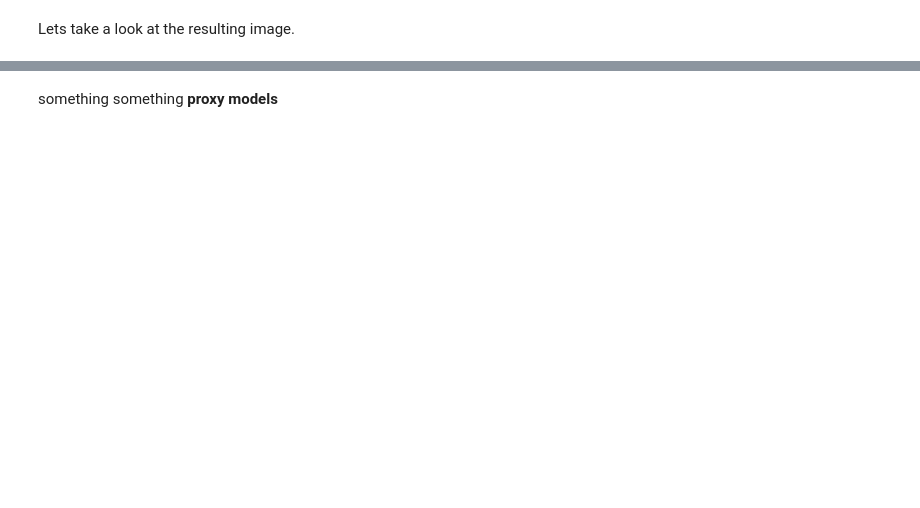
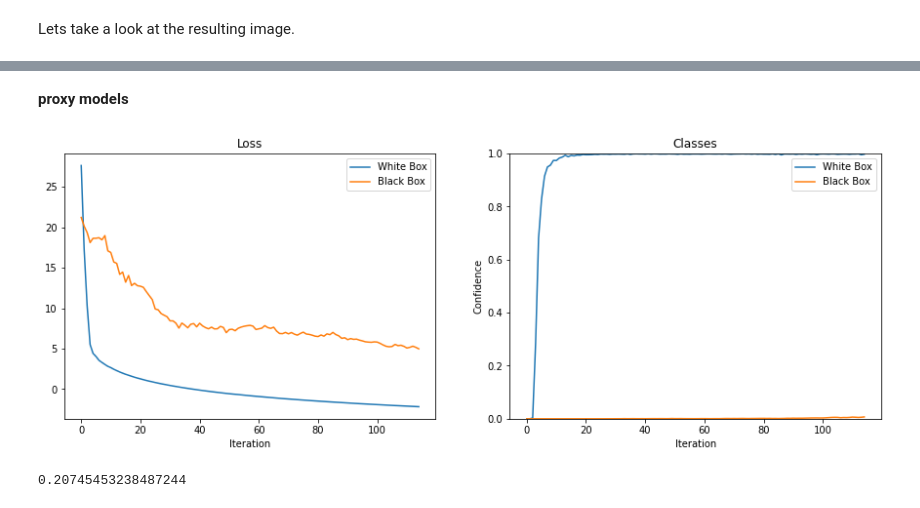
Before and after one commit to deokdecef44cnsnddos9ndam/ml-security, a Jupyter notebook: AdversarialIntro.ipynb, the cells around one changed output, grey strips where cells are left out. Cells and saved outputs as stored; diff of their text form; code cells hidden in the pictures; blank space fills up the shorter version.

```diff
--- a/AdversarialIntro.ipynb
+++ b/AdversarialIntro.ipynb
@@ -535,20 +584,52 @@ def ensembled_FGSM_step(models: Sequence[ImagenetModel], image: Image, desired_c
 # %% [markdown]
-something something **proxy models**
+ **proxy models**
 # %%
-proxy_models = [model, ImagenetModel('resnet50'), ImagenetModel('resnet101'), ImagenetModel('resnet152')]
+proxy_models = [model, ImagenetModel('resnet101')]
+# %%
+def plot_progress_black_box(loss_history, black_box_loss_history, logits_history_white_box, logits_history_black_box, target_class):
+    plt.close()
+    fig, (ax1, ax2) = plt.subplots(1, 2, figsize=(15,5))
+
+    ax1.set_title("Loss")
+    ax1.plot(loss_history)
+    ax1.plot(black_box_loss_history)
+    ax1.set_xlabel("Iteration")
+    ax1.legend(['White Box', 'Black Box'])
+
+    ax2.set_title("Classes")
+    ax2.set_ylim(0.0, 1.0)
+    white_box_scores = list(map(lambda l: get_score(l[0], target_class), logits_history_white_box))
+    black_box_scores = list(map(lambda l: get_score(l[0], target_class), logits_history_black_box))
+    ax2.plot(white_box_scores)
+    ax2.plot(black_box_scores)
+    ax2.legend(['White Box', 'Black Box'])
+
+    ax2.set_ylabel('Confidence')
+    ax2.set_xlabel('Iteration')
+    display.clear_output(wait=True)
+    display.display(fig)
 # %%
-adv_img, loss, logits = ensembled_FGSM_step(proxy_models, toaster_img, 'corn')
+adv_image_mean, adv_image_std, loss, logits = ensembled_FGSM_step(proxy_models, image_mean, image_std, 'corn')
+black_box_logits = black_box_model(adv_image_mean)
+black_box_loss = loss_fn(black_box_logits, make_labels('corn', 1))
 
-logits_history, loss_history = [logits], [loss]
-for _ in range(100):
-    adv_img, loss, logits = ensembled_FGSM_step(proxy_models, adv_img, 'corn')
+logits_history, black_box_logits_history, loss_history, black_box_loss_history = [logits], [black_box_logits], [loss], [black_box_loss]
+for _ in range(150):
+    adv_image_mean, adv_image_std, loss, logits = ensembled_FGSM_step(proxy_models, adv_image_mean, adv_image_std, 'corn')
+    black_box_logits = black_box_model(adv_image_mean)
+    black_box_loss = loss_fn(black_box_logits, make_labels('corn', 1))
     logits_history.append(logits)
+    black_box_logits_history.append(black_box_logits)
+    black_box_loss_history.append(black_box_loss)
     loss_history.append(loss)
-    plot_logits(loss_history, logits_history, 'toaster', 'corn')
-    logits = black_box_model(adv_img)
-    print(get_score(logits[0], 'corn'))
+
+    plot_progress_black_box(loss_history, black_box_loss_history, logits_history, black_box_logits_history, 'corn')
 
 display.clear_output(wait=True)
+# %% [output]
+[figure, added]
 # %%
-logits = black_box_model(adv_img)
+logits = black_box_model(adv_image_mean)
 get_score(logits[0], 'corn')
+# %% [output]
+0.20745453238487244
```
Also changed, not shown: parts of 32 cells of this notebook.
